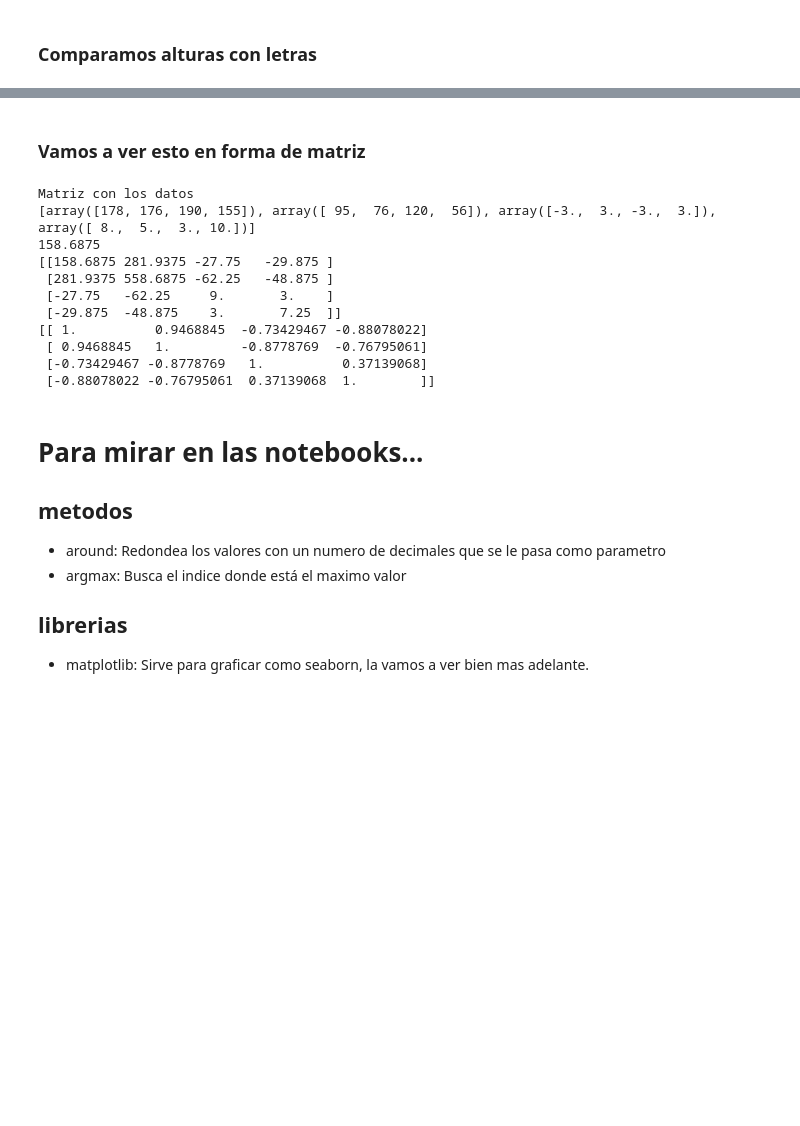
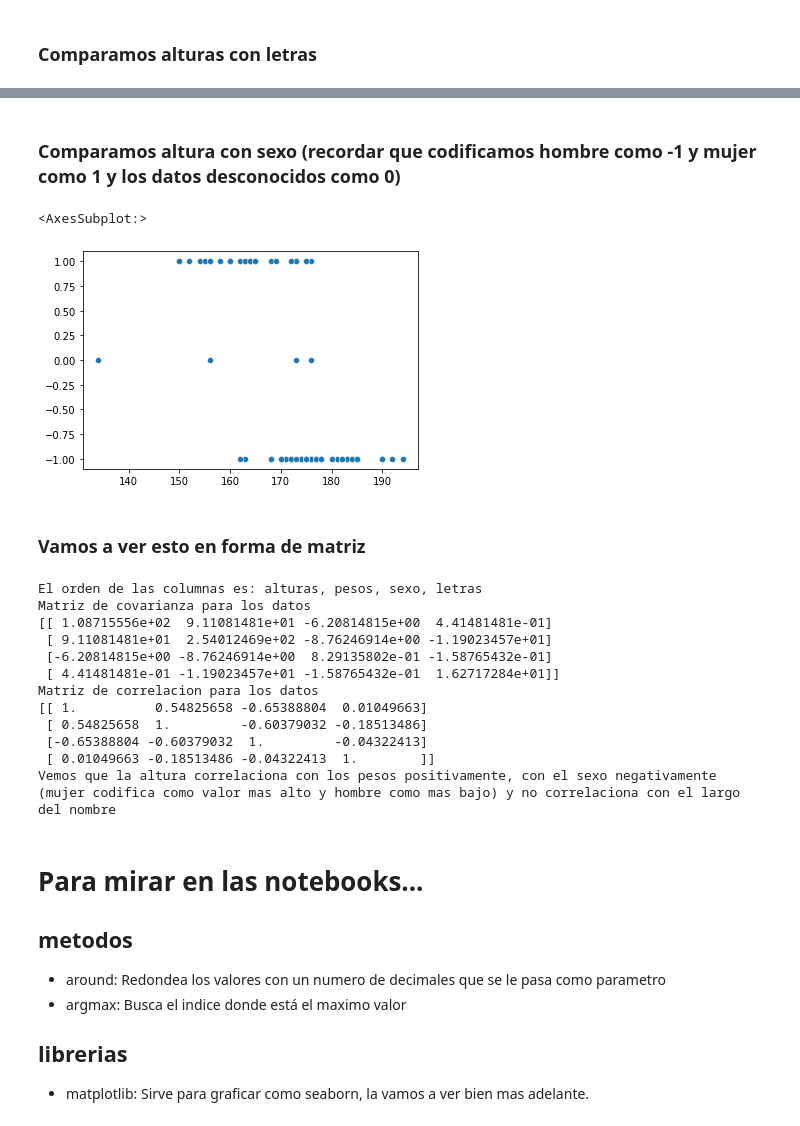
Before and after one commit to IonatanPerez/Cursos_DHDS_CN13, a Jupyter notebook: Clases/C4 - Estadistica_1/Modelo.ipynb, the cells around one changed output, grey strips where cells are left out. Cells and saved outputs as stored; diff of their text form; code cells hidden in the pictures; blank space fills up the shorter version.

```diff
--- a/Clases/C4 - Estadistica_1/Modelo.ipynb
+++ b/Clases/C4 - Estadistica_1/Modelo.ipynb
@@ -188,28 +218,41 @@ sns.scatterplot(x = alturas, y = letras)
+# %% [markdown]
+### Comparamos altura con sexo (recordar que codificamos hombre como -1 y mujer como 1 y los datos desconocidos como 0)
+# %%
+sns.scatterplot(x = alturas, y = sexo)
+# %% [output]
+<AxesSubplot:>
+[figure, added]
 # %% [markdown]
 ### Vamos a ver esto en forma de matriz
 # %%
 # Armamos la matriz con todos los datos
 
 datos = [alturas,pesos,sexo,letras]
-print ("Matriz con los datos")
-print (datos)
+#print ("Matriz con los datos")
+#print (datos)
 
-print (np.var(datos[0]))
-datos2 = np.transpose(datos)
+#print (np.var(datos[0]))
+#datos2 = np.transpose(datos)
+print ("El orden de las columnas es: alturas, pesos, sexo, letras")
+print ("Matriz de covarianza para los datos")
 print (np.cov(datos,ddof=0))
+print ("Matriz de correlacion para los datos")
 print (np.corrcoef(datos))
+
+print ("Vemos que la altura correlaciona con los pesos positivamente, con el sexo negativamente (mujer codifica como valor mas alto y hombre como mas bajo) y no correlaciona con el largo del nombre")
 # %% [output]
-Matriz con los datos
-[array([178, 176, 190, 155]), array([ 95,  76, 120,  56]), array([-3.,  3., -3.,  3.]), array([ 8.,  5.,  3., 10.])]
-158.6875
-[[158.6875 281.9375 -27.75   -29.875 ]
- [281.9375 558.6875 -62.25   -48.875 ]
- [-27.75   -62.25     9.       3.    ]
- [-29.875  -48.875    3.       7.25  ]]
-[[ 1.          0.9468845  -0.73429467 -0.88078022]
- [ 0.9468845   1.         -0.8778769  -0.76795061]
- [-0.73429467 -0.8778769   1.          0.37139068]
- [-0.88078022 -0.76795061  0.37139068  1.        ]]
+El orden de las columnas es: alturas, pesos, sexo, letras
+Matriz de covarianza para los datos
+[[ 1.08715556e+02  9.11081481e+01 -6.20814815e+00  4.41481481e-01]
+ [ 9.11081481e+01  2.54012469e+02 -8.76246914e+00 -1.19023457e+01]
+ [-6.20814815e+00 -8.76246914e+00  8.29135802e-01 -1.58765432e-01]
+ [ 4.41481481e-01 -1.19023457e+01 -1.58765432e-01  1.62717284e+01]]
+Matriz de correlacion para los datos
+[[ 1.          0.54825658 -0.65388804  0.01049663]
+ [ 0.54825658  1.         -0.60379032 -0.18513486]
+ [-0.65388804 -0.60379032  1.         -0.04322413]
+ [ 0.01049663 -0.18513486 -0.04322413  1.        ]]
+Vemos que la altura correlaciona con los pesos positivamente, con el sexo negativamente (mujer codifica como valor mas alto y hombre como mas bajo) y no correlaciona con el largo del nombre
 # %% [markdown]
 # Para mirar en las notebooks...
 
```
Also changed, not shown: parts of 12 cells of this notebook, 2 other files.
